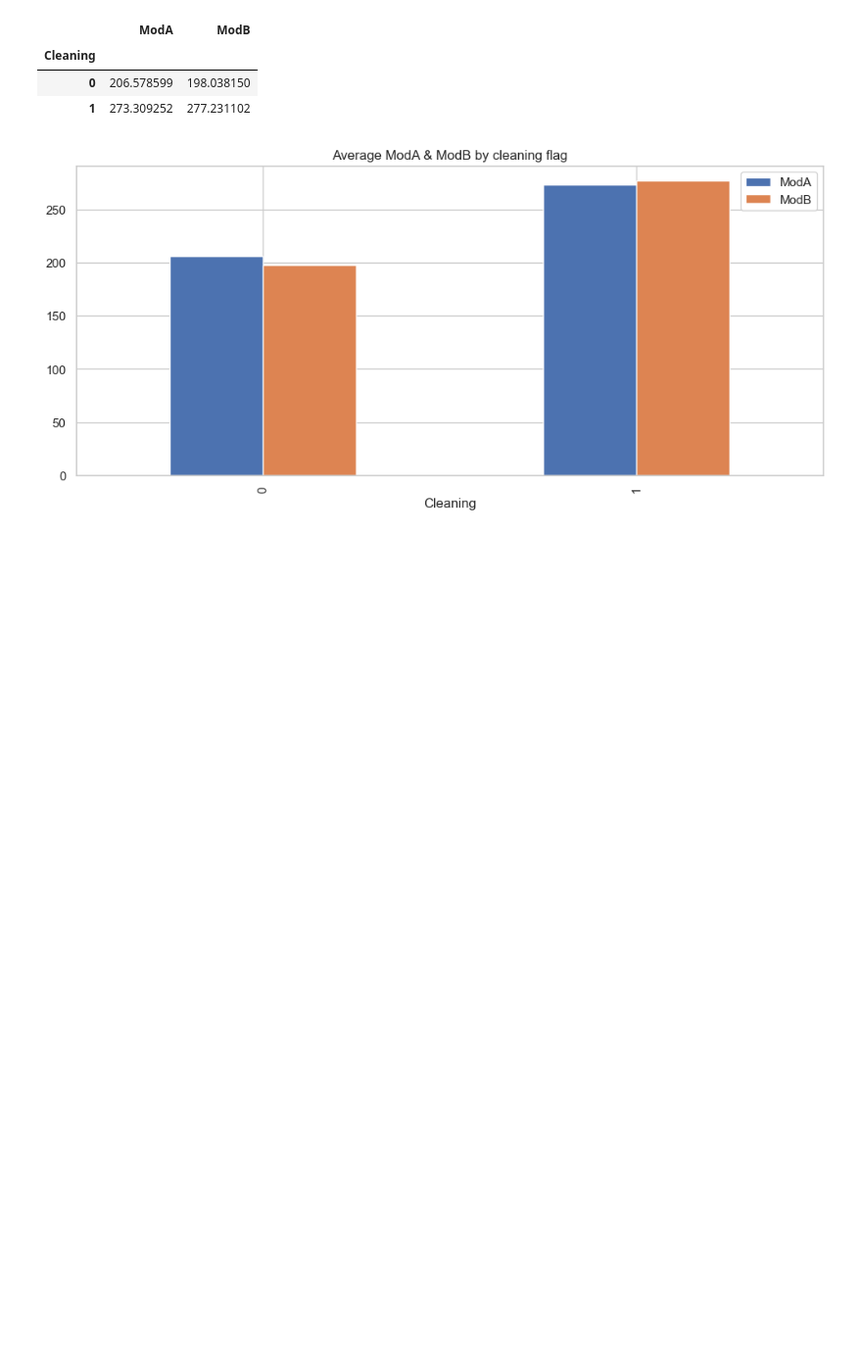
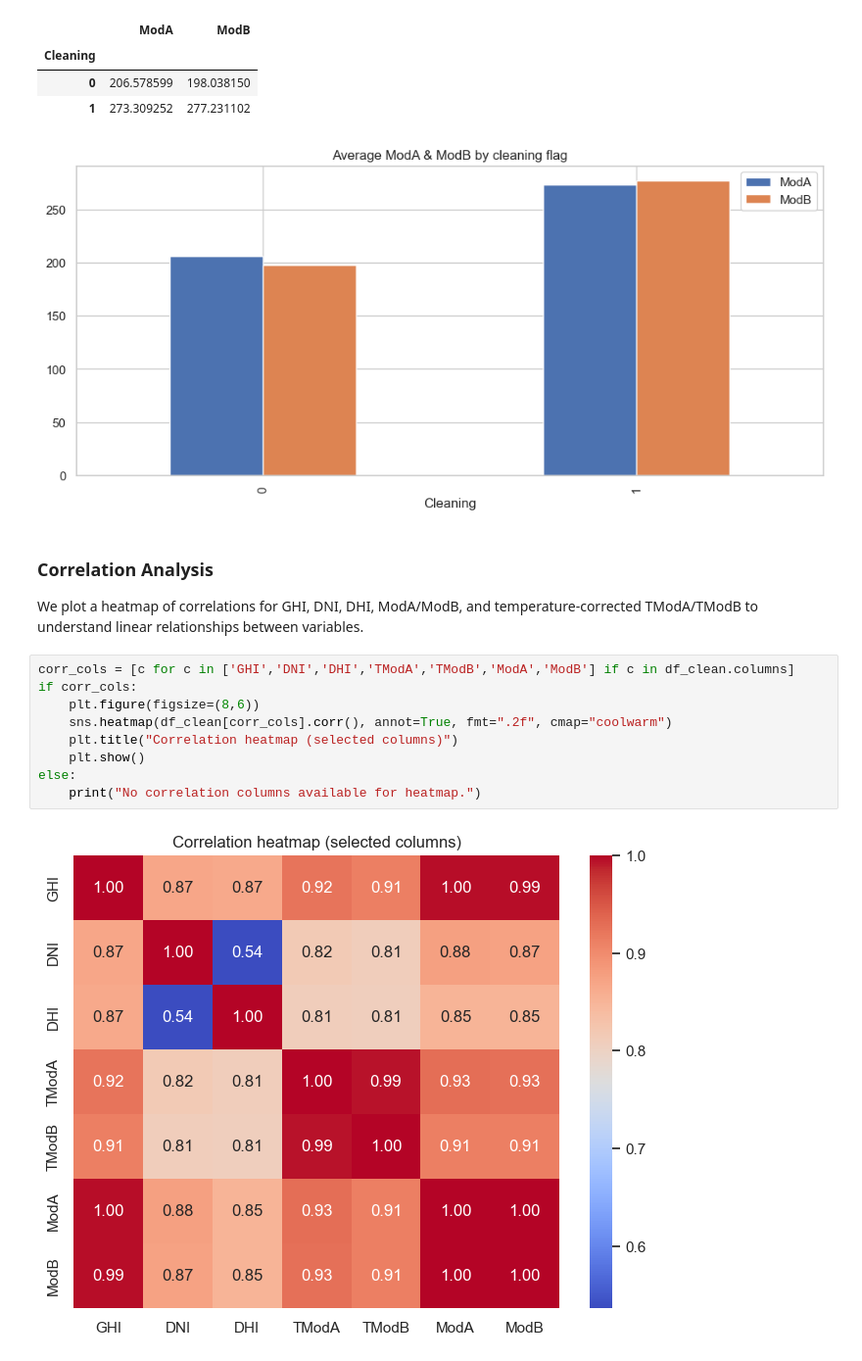
Before and after one commit to Ruhama-Beshada/solar-challenge-week0, a Jupyter notebook: notebook/sierraleone_eda.ipynb, the cells around one changed output. Shown at 98% size. Drawn from its saved outputs; the diff is of its cells as text; blank space fills up the shorter version.

Commit message:
EDA: Correlation heatmap

```diff
--- a/notebook/sierraleone_eda.ipynb
+++ b/notebook/sierraleone_eda.ipynb
@@ -281,3 +281,17 @@ else:
 | 0 | 206.578599 | 198.038150 |
 | 1 | 273.309252 | 277.231102 |
 [figure]
+# %% [markdown]
+### Correlation Analysis
+We plot a heatmap of correlations for GHI, DNI, DHI, ModA/ModB, and temperature-corrected TModA/TModB to understand linear relationships between variables.
+# %%
+corr_cols = [c for c in ['GHI','DNI','DHI','TModA','TModB','ModA','ModB'] if c in df_clean.columns]
+if corr_cols:
+    plt.figure(figsize=(8,6))
+    sns.heatmap(df_clean[corr_cols].corr(), annot=True, fmt=".2f", cmap="coolwarm")
+    plt.title("Correlation heatmap (selected columns)")
+    plt.show()
+else:
+    print("No correlation columns available for heatmap.")
+# %% [output]
+[figure, added]
```
